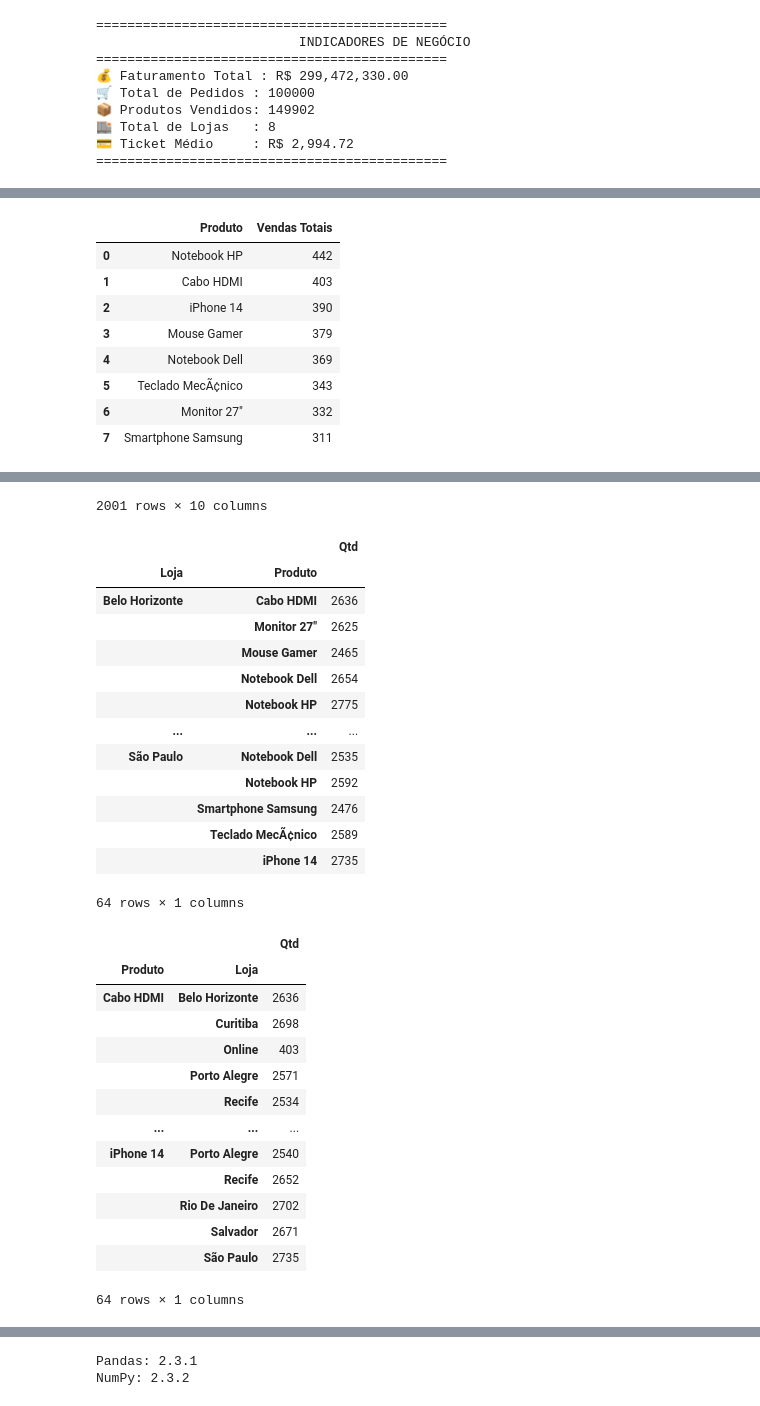
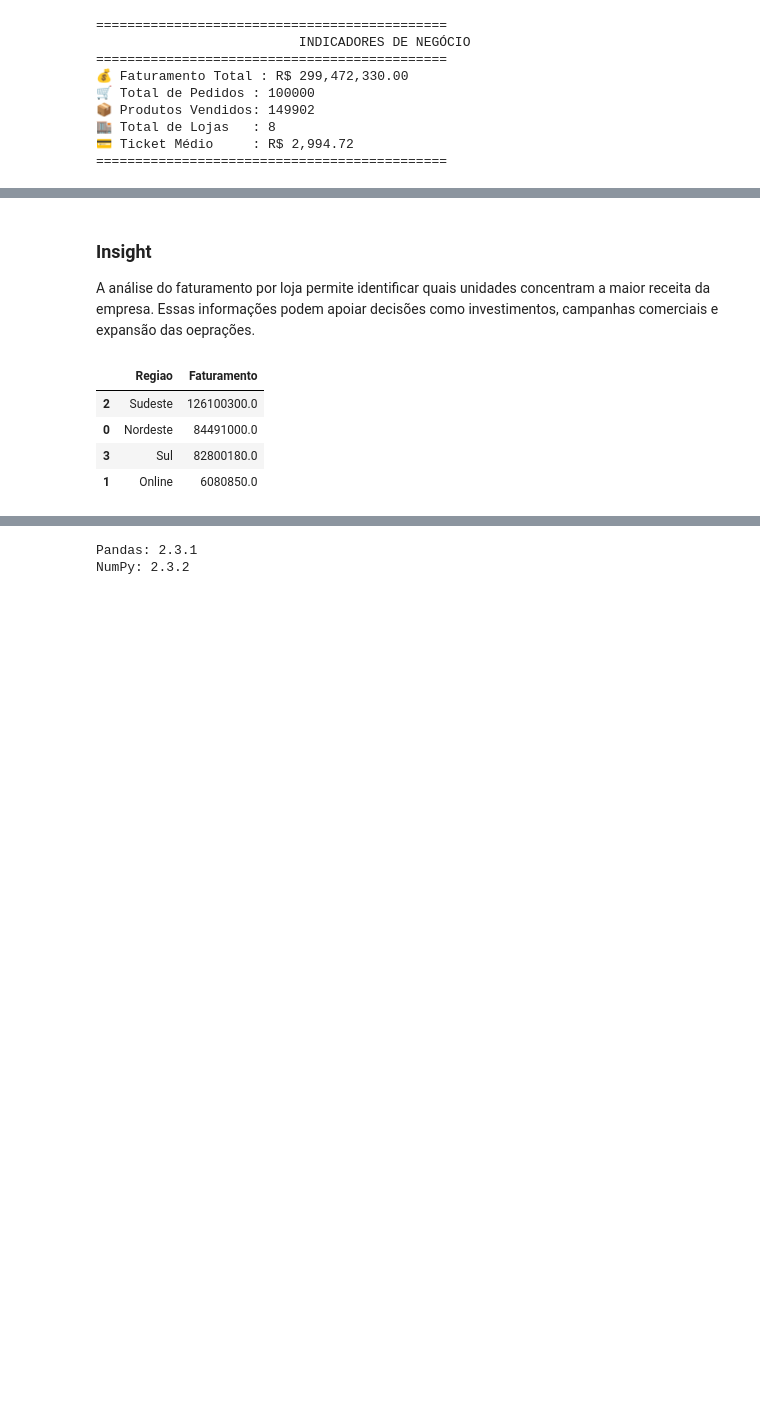
Before and after one commit to bruna-anjos/projeto-hashtag-analise-dados, a Jupyter notebook: pandas_supremo.ipynb, the cells around one changed output, grey strips where cells are left out. Cells and saved outputs as stored; diff of their text form; code cells hidden in the pictures; blank space fills up the shorter version.

```diff
--- a/pandas_supremo.ipynb
+++ b/pandas_supremo.ipynb
@@ -315,25 +319,22 @@ display(analise_por_loja)
+# %% [markdown]
+### Insight
+A análise do faturamento por loja permite identificar quais unidades concentram a maior receita da empresa.
+Essas informações podem apoiar decisões como investimentos, campanhas comerciais e expansão das oeprações.
 # %%
-#Ranking produtos que mais venderam no online
-df_vendas_online = df_analise[df_analise['Loja'] == 'Online']
-analise_produtos_online = df_vendas_online[['Produto', 'Qtd']].groupby('Produto').sum().reset_index()
-analise_produtos_online = analise_produtos_online.sort_values(by='Qtd', ascending=False).reset_index(drop=True)
-analise_produtos_online = analise_produtos_online.rename(columns={'Qtd': 'Vendas Totais'})
-display(analise_produtos_online)
-display(df_vendas_online)
+#Qual região vende mais?
+analise_regiao = (
+    df_analise
+    .groupby("Regiao", as_index=False)
+    .agg(
+        Faturamento=("Faturamento","sum")
+    )
+    .sort_values("Faturamento", ascending=False)
+    )
 
-#Análise Rankin por loja e por produto
-#Quais produtos venderam mais em cada uma das lojas?
-analise_produtos_loja = df_analise[['Loja', 'Produto', 'Qtd']].groupby(['Loja', 'Produto']).sum()
-analise_loja_produto = df_analise[['Loja', 'Produto', 'Qtd']].groupby(['Produto', 'Loja']).sum()
-display(analise_produtos_loja)
-display(analise_loja_produto)
+display(analise_regiao)
 # %% [output]
-|  | Produto | Vendas Totais |
-| 0 | Notebook HP | 442 |
-| 1 | Cabo HDMI | 403 |
-| 2 | iPhone 14 | 390 |
-| 3 | Mouse Gamer | 379 |
-| 4 | Notebook Dell | 369 |
-| 5 | Teclado MecÃ¢nico | 343 |
-| 6 | Monitor 27" | 332 |
-| 7 | Smartphone Samsung | 311 |
+|  | Regiao | Faturamento |
+| 2 | Sudeste | 126100300.0 |
+| 0 | Nordeste | 84491000.0 |
+| 3 | Sul | 82800180.0 |
+| 1 | Online | 6080850.0 |
@@ -352,29 +340,0 @@ display(analise_loja_produto)
-2001 rows × 10 columns
-|  |  | Qtd |
-| Loja | Produto |  |
-| Belo Horizonte | Cabo HDMI | 2636 |
-|  | Monitor 27" | 2625 |
-|  | Mouse Gamer | 2465 |
-|  | Notebook Dell | 2654 |
-|  | Notebook HP | 2775 |
-| ... | ... | ... |
-| São Paulo | Notebook Dell | 2535 |
-|  | Notebook HP | 2592 |
-|  | Smartphone Samsung | 2476 |
-|  | Teclado MecÃ¢nico | 2589 |
-|  | iPhone 14 | 2735 |
-64 rows × 1 columns
-|  |  | Qtd |
-| Produto | Loja |  |
-| Cabo HDMI | Belo Horizonte | 2636 |
-|  | Curitiba | 2698 |
-|  | Online | 403 |
-|  | Porto Alegre | 2571 |
-|  | Recife | 2534 |
-| ... | ... | ... |
-| iPhone 14 | Porto Alegre | 2540 |
-|  | Recife | 2652 |
-|  | Rio De Janeiro | 2702 |
-|  | Salvador | 2671 |
-|  | São Paulo | 2735 |
-64 rows × 1 columns
```
Also changed, not shown: parts of 6 cells of this notebook.
